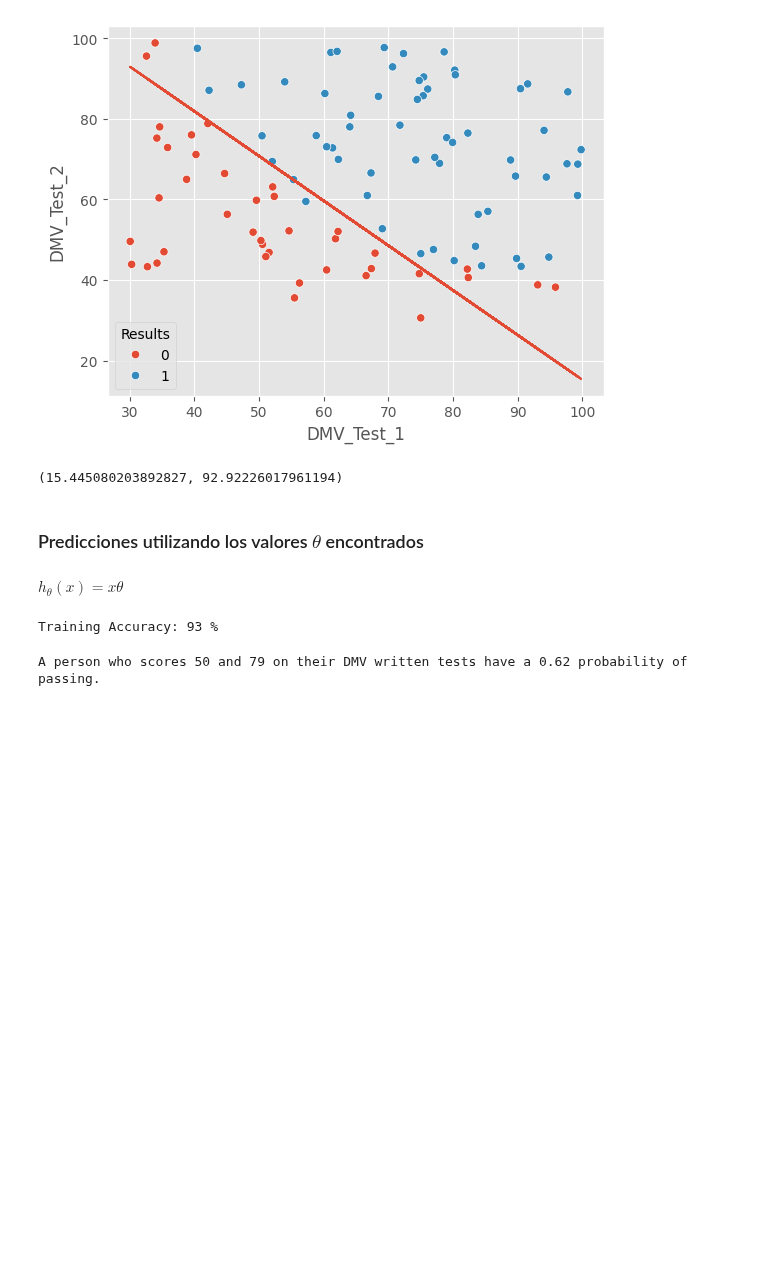
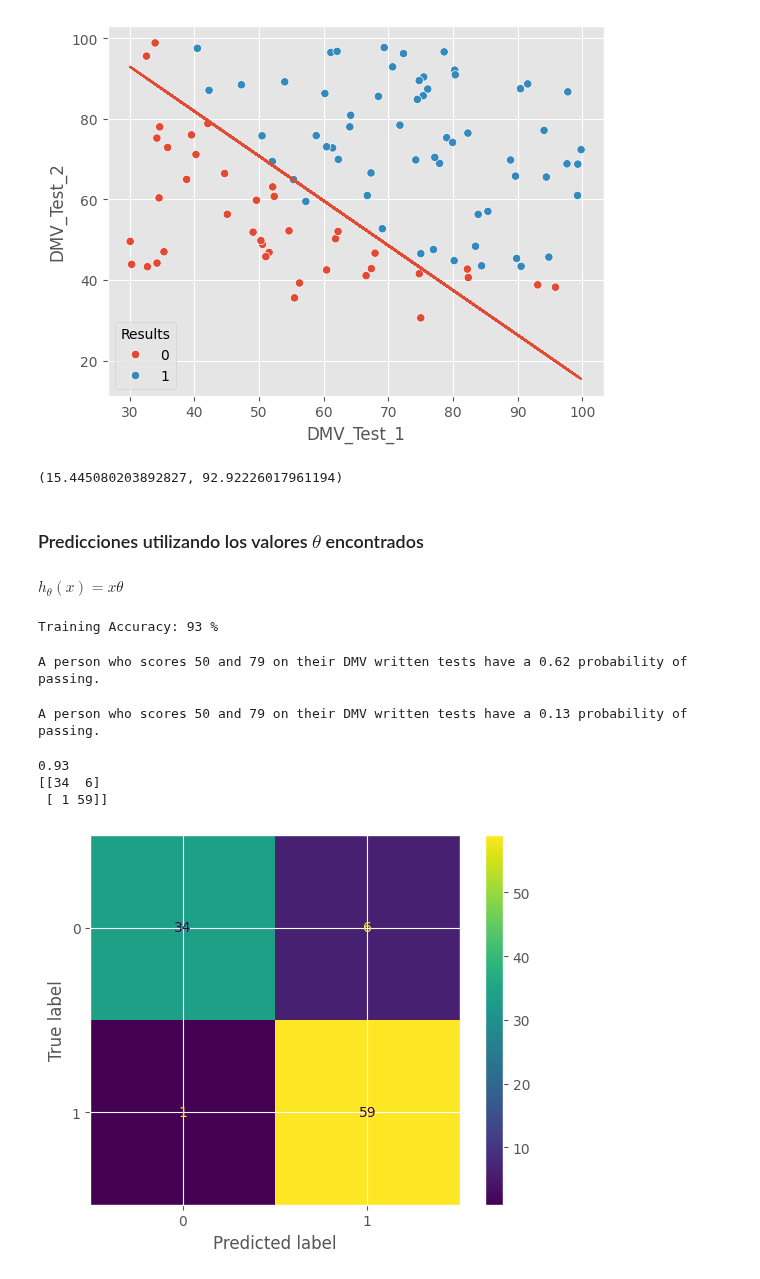
Before and after one commit to gachet/ad-1-24, a Jupyter notebook: LOG/pruebas-logistic_regression_numpy.ipynb, the cells around one changed output. Drawn from its saved outputs; the diff is of its cells as text; code cells hidden in the pictures; blank space fills up the shorter version.

```diff
--- a/LOG/pruebas-logistic_regression_numpy.ipynb
+++ b/LOG/pruebas-logistic_regression_numpy.ipynb
@@ -60,3 +64,9 @@ def compute_cost(theta, x, y):
+# %%
+def compute_grad(theta, x, y):
+  m = len(y)
+  y_pred = logistic_function(np.dot(x , theta))
+  grad = 1 / m *(np.dot(x.transpose(), (y_pred - y)))
+  return grad
 # %% [markdown]
 ### Formamos matriz XX,vector y  theta_inicial
 # %%
@@ -92,7 +102,8 @@ X[0:4,:],y[0:4,:],theta_init[0:4,:]
         [0.],
         [0.]]))
 # %%
-cost,gradient = compute_cost(theta_init, X, y)
+cost = compute_cost(theta_init, X, y)
+gradient = compute_grad(theta_init, X, y)
 print("Cost at initialization", cost)
 print("Gradient at initialization:", gradient)
 # %% [output]
@@ -111,7 +122,8 @@ def gradient_descent(x, y, theta, alpha, iterations):
     costs = []
 
     for i in range(iterations):
-        cost,gradient= compute_cost(theta, x, y)
+        cost= compute_cost(theta, x, y)
+        gradient = compute_grad(theta, x, y)
         theta = theta - (alpha * gradient)
         if i % 10000 == 0:
             print("Iteration", i, "Cost:", cost)
@@ -214,3 +226,34 @@ print("A person who scores 50 and 79 on their DMV written tests have a",
       np.round(probability[0], 2),"probability of passing.")
 # %% [output]
 A person who scores 50 and 79 on their DMV written tests have a 0.62 probability of passing.
+# %%
+test = np.array([40,50])
+#test = (test - mean_scores)/std_scores
+test = np.append(np.ones(1), test)
+probability = logistic_function(test.dot(theta))
+print("A person who scores 50 and 79 on their DMV written tests have a",
+      np.round(probability[0], 2),"probability of passing.")
+# %% [output]
+A person who scores 50 and 79 on their DMV written tests have a 0.13 probability of passing.
+# %%
+def predict(X, params):
+    return np.round(logistic_function(X @ params))
+# %%
+from sklearn import metrics
+from sklearn.metrics import confusion_matrix, accuracy_score
+
+actual = y
+predicted = predict(X, theta)
+print(accuracy_score(actual, predicted))
+confusion_matrix = metrics.confusion_matrix(actual, predicted)
+print(confusion_matrix)
+
+cm_display = metrics.ConfusionMatrixDisplay(confusion_matrix = confusion_matrix, display_labels = [0, 1])
+
+cm_display.plot()
+plt.show()
+# %% [output]
+0.93
+[[34  6]
+ [ 1 59]]
+[figure, added]
```
Also changed, not shown: parts of 3 cells of this notebook.
